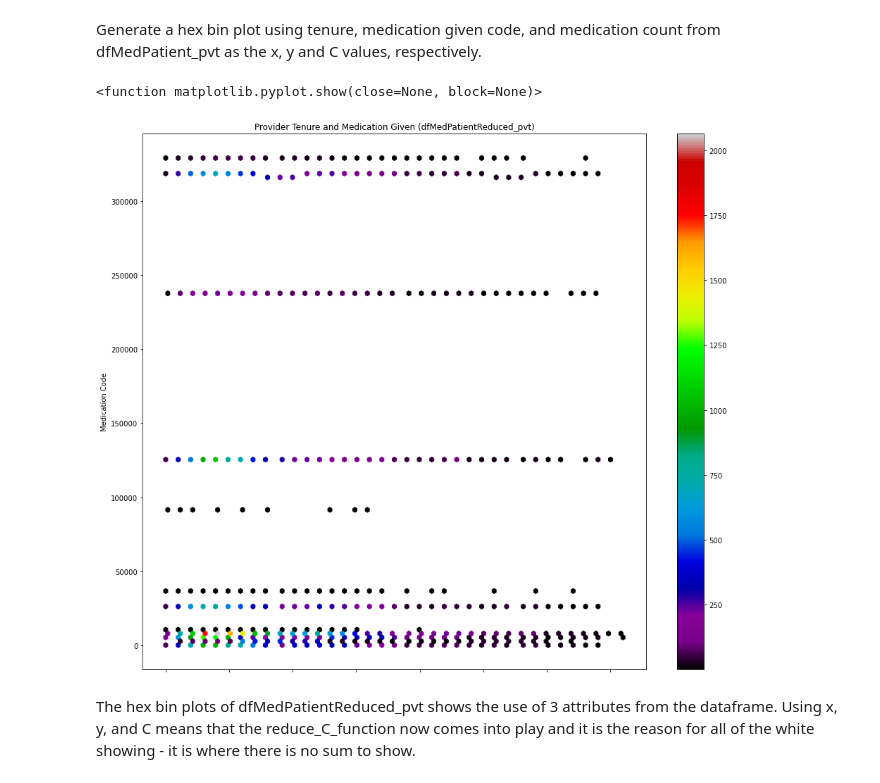
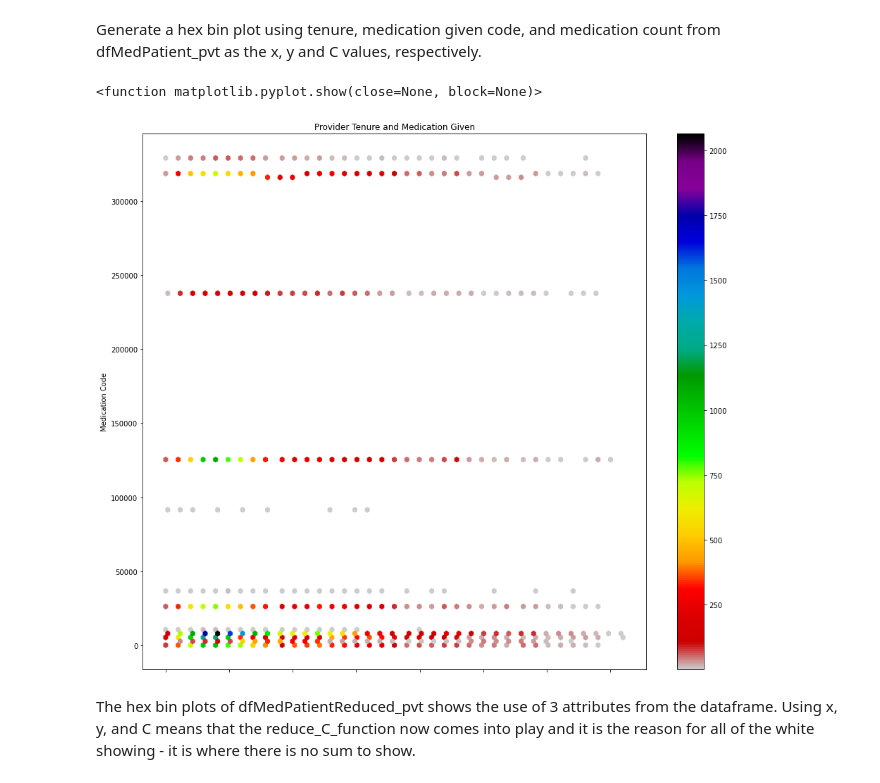
Before and after one commit to data-rescue/ems-analytics, a Jupyter notebook: notebooks/20210323-au-medication-tenure-relation.ipynb, the cells around one changed output. Saved outputs shown, nothing was run; the diff lists cells and outputs as text; code cells hidden in the pictures.

```diff
--- a/notebooks/20210323-au-medication-tenure-relation.ipynb
+++ b/notebooks/20210323-au-medication-tenure-relation.ipynb
@@ -524,23 +524,23 @@ Generate a hex bin plot using tenure, medication given code, and medication coun
 # %%
 # in order to get the medication given code to show in the y-axis, need to format the values as strings instead of numbers
 hb = dfMedPatientReduced_pvt.plot.hexbin(
                        x='TenureYears',
                        y='Medication_Given_RXCUI_Code',
                        C='Medication_Count',
                        reduce_C_function=np.sum,
                        gridsize=110,
-                       cmap="nipy_spectral",
+                       cmap="nipy_spectral_r",
                        xlabel="Provider Tenure(Years)",
                        ylabel="Medication Code",
-                       title="Provider Tenure and Medication Given (dfMedPatientReduced_pvt)",
+                       title="Provider Tenure and Medication Given",
                        figsize=(16,14)
                        ##sharex=False
 )
 plt.gca().yaxis.set_major_formatter(plt.matplotlib.ticker.StrMethodFormatter('{x:.0f}'))
 plt.show
 # %% [output]
 <function matplotlib.pyplot.show(close=None, block=None)>
-[figure, old version]
+[figure, new version]
 # %% [markdown]
 The hex bin plots of dfMedPatientReduced_pvt shows the use of 3 attributes from the dataframe. Using x, y, and C means that the reduce_C_function now comes into play and it is the reason for all of the white showing - it is where there is no sum to show.
 # %% [markdown]
```
Also changed, not shown: parts of 8 cells of this notebook.
